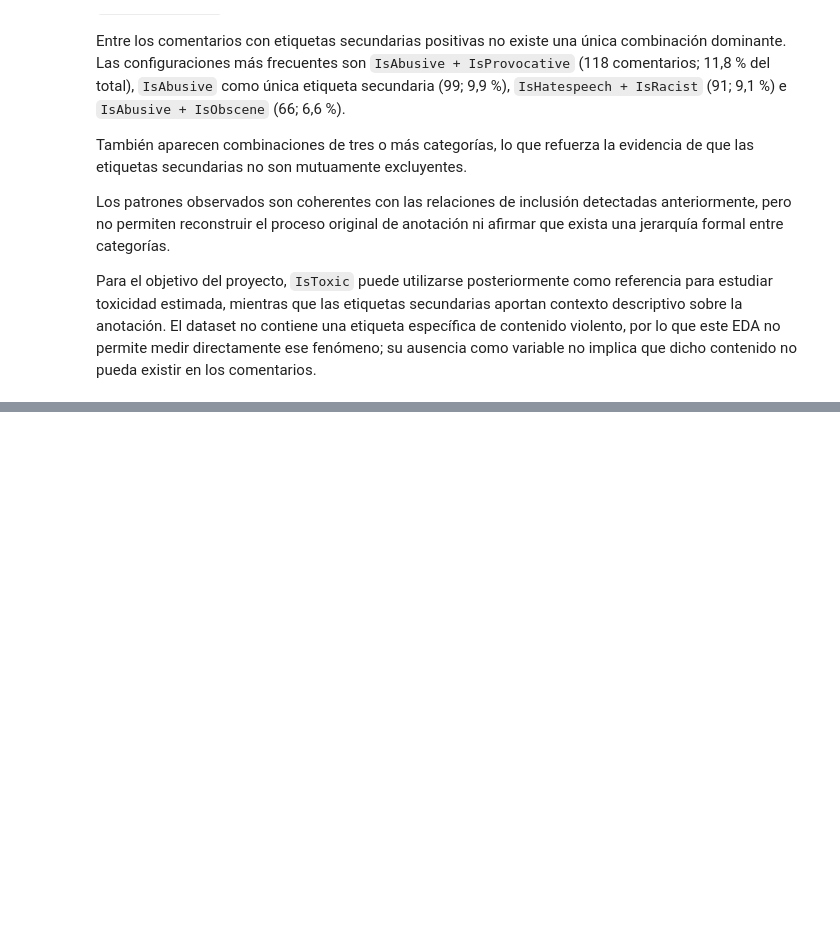
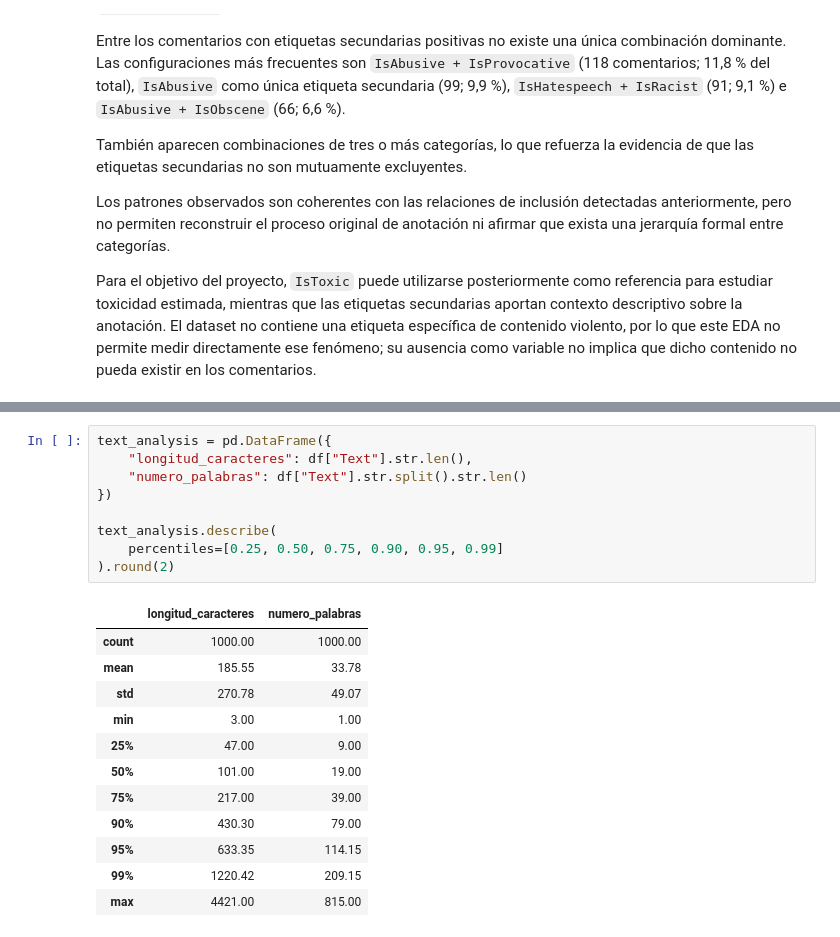
Before and after one commit to Bootcamp-IA-MAD-P7/proyecto9-grupo3, a Jupyter notebook: notebooks/01_eda.ipynb, the cells around one changed output, grey strips where cells are left out. Cells and saved outputs as stored; diff of their text form; blank space fills up the shorter version.

```diff
--- a/notebooks/01_eda.ipynb
+++ b/notebooks/01_eda.ipynb
@@ -1033,0 +1046,22 @@ Para el objetivo del proyecto, `IsToxic` puede utilizarse posteriormente como re
+# %%
+text_analysis = pd.DataFrame({
+    "longitud_caracteres": df["Text"].str.len(),
+    "numero_palabras": df["Text"].str.split().str.len()
+})
+
+text_analysis.describe(
+    percentiles=[0.25, 0.50, 0.75, 0.90, 0.95, 0.99]
+).round(2)
+# %% [output]
+|  | longitud_caracteres | numero_palabras |
+| count | 1000.00 | 1000.00 |
+| mean | 185.55 | 33.78 |
+| std | 270.78 | 49.07 |
+| min | 3.00 | 1.00 |
+| 25% | 47.00 | 9.00 |
+| 50% | 101.00 | 19.00 |
+| 75% | 217.00 | 39.00 |
+| 90% | 430.30 | 79.00 |
+| 95% | 633.35 | 114.15 |
+| 99% | 1220.42 | 209.15 |
+| max | 4421.00 | 815.00 |
```
Also changed, not shown: parts of 12 cells of this notebook.
